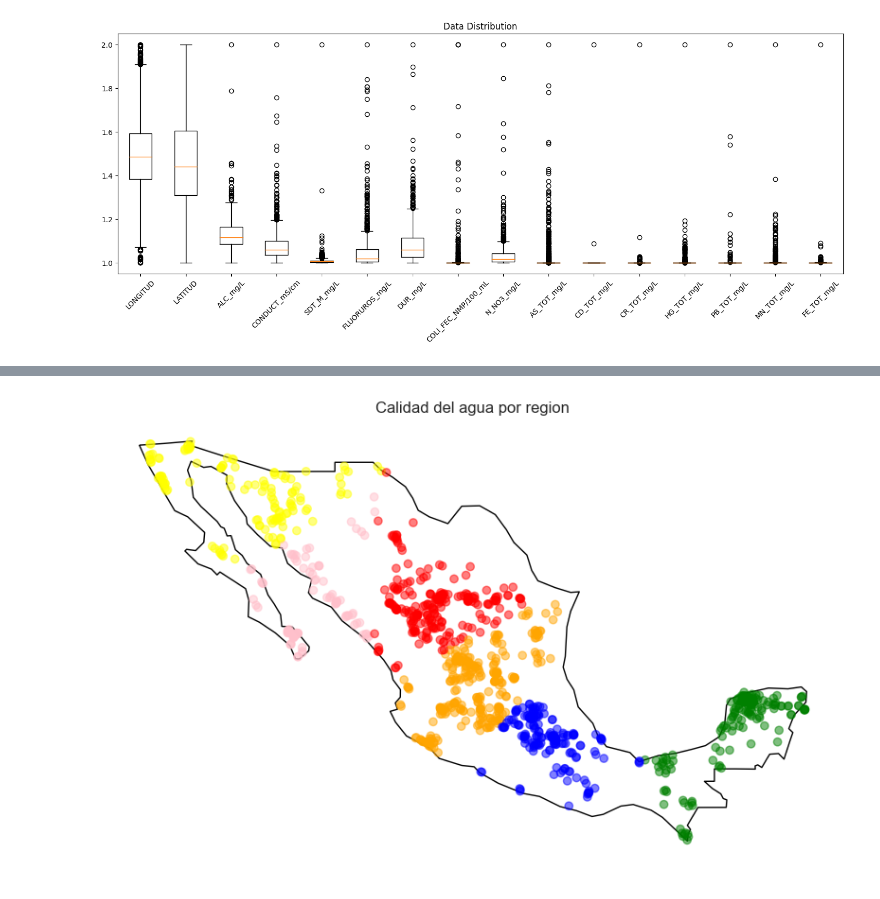
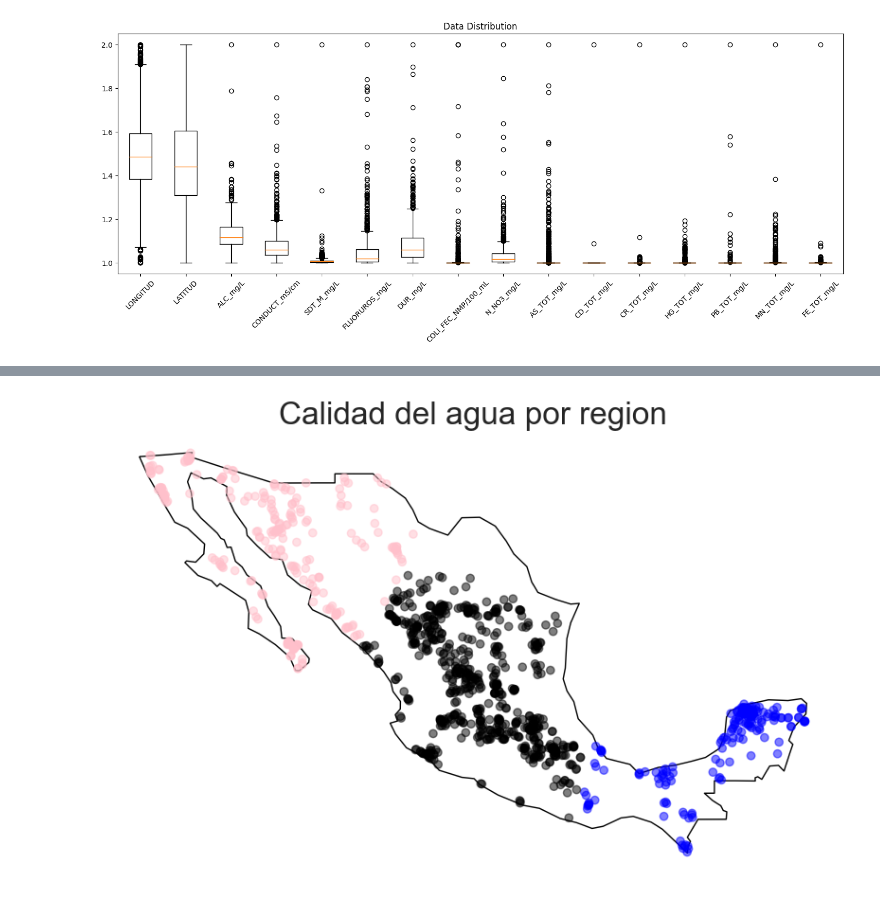
Before and after one commit to PosgradoMNA/actividades-del-projecto-equipo_167, a Jupyter notebook: semana 9/Limpieza, análisis, visualización y kmeans.ipynb, the cells around one changed output, grey strips where cells are left out. Saved outputs shown, nothing was run; the diff lists cells and outputs as text; code cells hidden in the pictures.

Commit message:
changing kmeans logic

```diff
--- a/semana 9/Limpieza, análisis, visualización y kmeans.ipynb
+++ b/semana 9/Limpieza, análisis, visualización y kmeans.ipynb
@@ -213,14 +298,16 @@ Buscando correlacion entre variables cuantitativas
+# %%
+Bad_water_dataset = XtrainvalTransf_asDataFrame[['LONGITUD','LATITUD','OneHotEncoder__x18_Amarillo', 'OneHotEncoder__x18_Rojo', 'OneHotEncoder__x18_Verde']]
 # %%
-corr = X.corr()
+corr = Bad_water_dataset.corr()
 
-fig, ax = plt.subplots(figsize=(17,12))
+fig, ax = plt.subplots(figsize=(10,10))
 ax = sns.heatmap(
     corr, annot=True,
     vmin=-1, vmax=1, center=0,
     cmap=sns.diverging_palette(20, 220, n=200),
     square=True
 )
-sns.set(font_scale=1.0)
+sns.set(font_scale=2.0)
 ax.set_xticklabels(
     ax.get_xticklabels(),
     rotation=45,
@@ -230,0 +320,23 @@ ax.set_xticklabels(
+# %%
+#tu codigo aquí
+from sklearn import preprocessing, cluster
+
+#Buscaremos los clusters dependiendo de su latitud y longitud combinada
+X = Bad_water_dataset.copy()
+max_k = 10## iterations
+distortions = []
+for i in range(1, max_k+1):
+    if len(X) >= i:
+       model = cluster.KMeans(n_clusters=i, init='k-means++', max_iter=300, n_init=10, random_state=0)
+       model.fit(X)
+       distortions.append(model.inertia_)## best k: the lowest derivative
+k = [i*100 for i in np.diff(distortions,2)].index(min([i*100 for i
+     in np.diff(distortions,2)]))## plot
+fig, ax = plt.subplots()
+ax.plot(range(1, len(distortions)+1), distortions)
+#ax.axvline(k, ls='--', color="red", label="k = "+str(k))
+ax.set(title='The Elbow Method', xlabel='Number of clusters',
+       ylabel="Distortion")
+#ax.legend()
+ax.grid(True)
+plt.show();
@@ -260,6 +349,6 @@ plt.show()
 # %%
-#Busquemos cuales son los centroides de los 4 clusters
-k = 6
+#Busquemos cuales son los centroides de los clusters, esto sera el centroide de las relaciones encontradas entre latitud, longitud y los semaforos
+k = 3
 
 model = cluster.KMeans(n_clusters=k, init='k-means++')
 X = latlong.copy() # Cluster
@@ -299,37 +388,34 @@ df["Coordinates"] = df["Coordinates"].apply(Point)
 #df.head()
 # %%
 #Para graficarlos en un mapa
+
 water_sectors = gpd.GeoDataFrame(df, geometry="Coordinates")
 water_sectors.head()
 
 world = gpd.read_file(gpd.datasets.get_path("naturalearth_lowres"))
 world = world.set_index("iso_a3")
 
 fig, gax = plt.subplots(figsize=(10,10))
-
 world.query("name == 'Mexico'").plot(ax = gax, edgecolor='black', color='white')
 
-color_mapping = {0: "green", 1: "red", 2: "yellow", 3: "blue",4: "orange",5: "pink"}
+color_mapping = {0.0: "pink", 1.0: "black", 2.0: "blue", 3.0: "yellow",4.0: "orange",5.0: "red"}
 water_sectors.plot(ax=gax, alpha = 0.5, c=water_sectors["cluster"].map(color_mapping))
 
 gax.set_xlabel('longitude')
 gax.set_ylabel('latitude')
 gax.set_title('Calidad del agua por region')
 
 # Kill the spines...
 gax.spines['top'].set_visible(False)
 gax.spines['right'].set_visible(False)
 
 # ...or get rid of all the axis. Is it important to know the lat and long?
 plt.axis('off')
 
 # Label the dots
 #for x, y, cluster_ in zip(water_sectors['Coordinates'].x, water_sectors['Coordinates'].y, water_sectors['CALIDAD_MN']):
 #    gax.annotate(cluster_, xy=(x,y), xytext=(2,2), textcoords='offset points')
-
-
-
-
+cursor(hover=True)
 plt.show()
 # %% [output]
-[figure, old version]
+[figure, new version]
```
Also changed, not shown: parts of 20 cells of this notebook.
